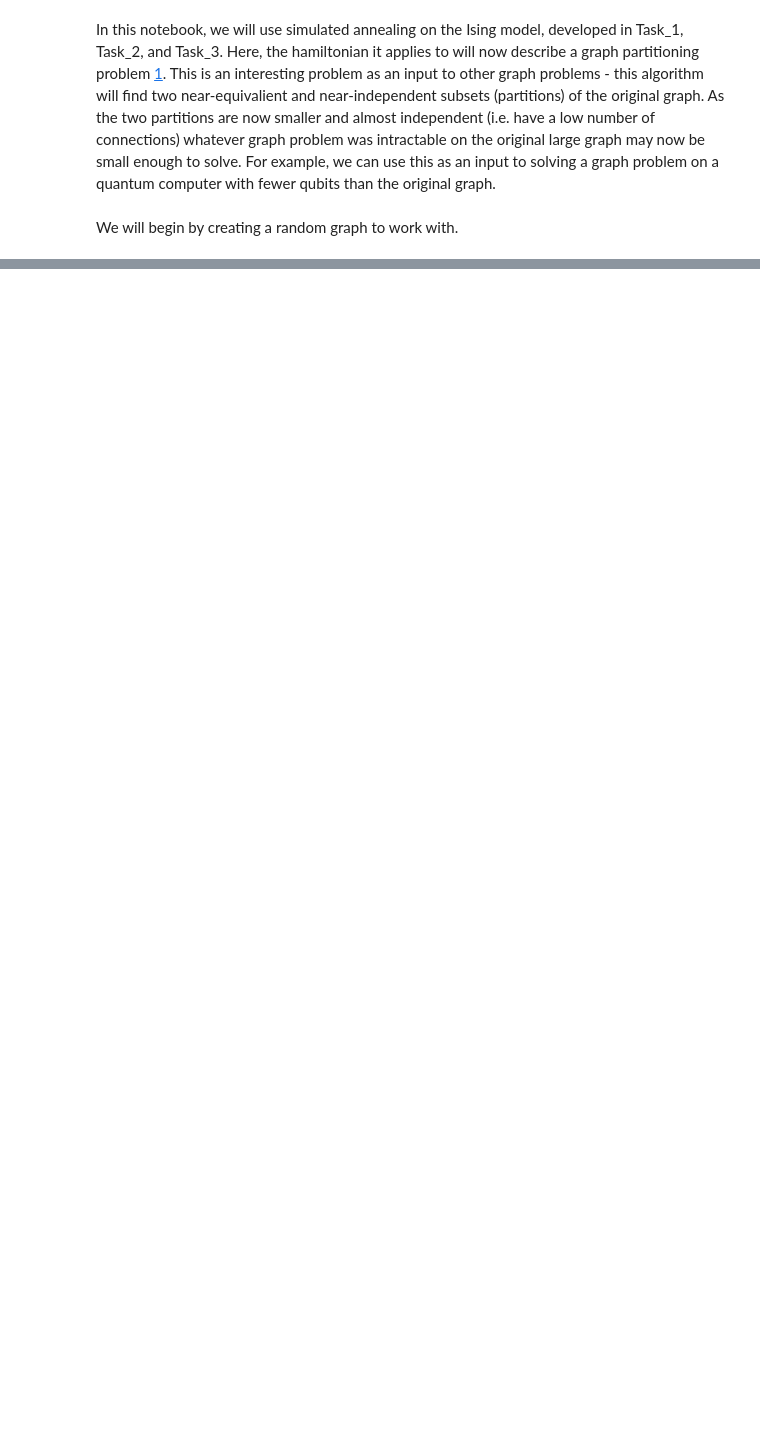
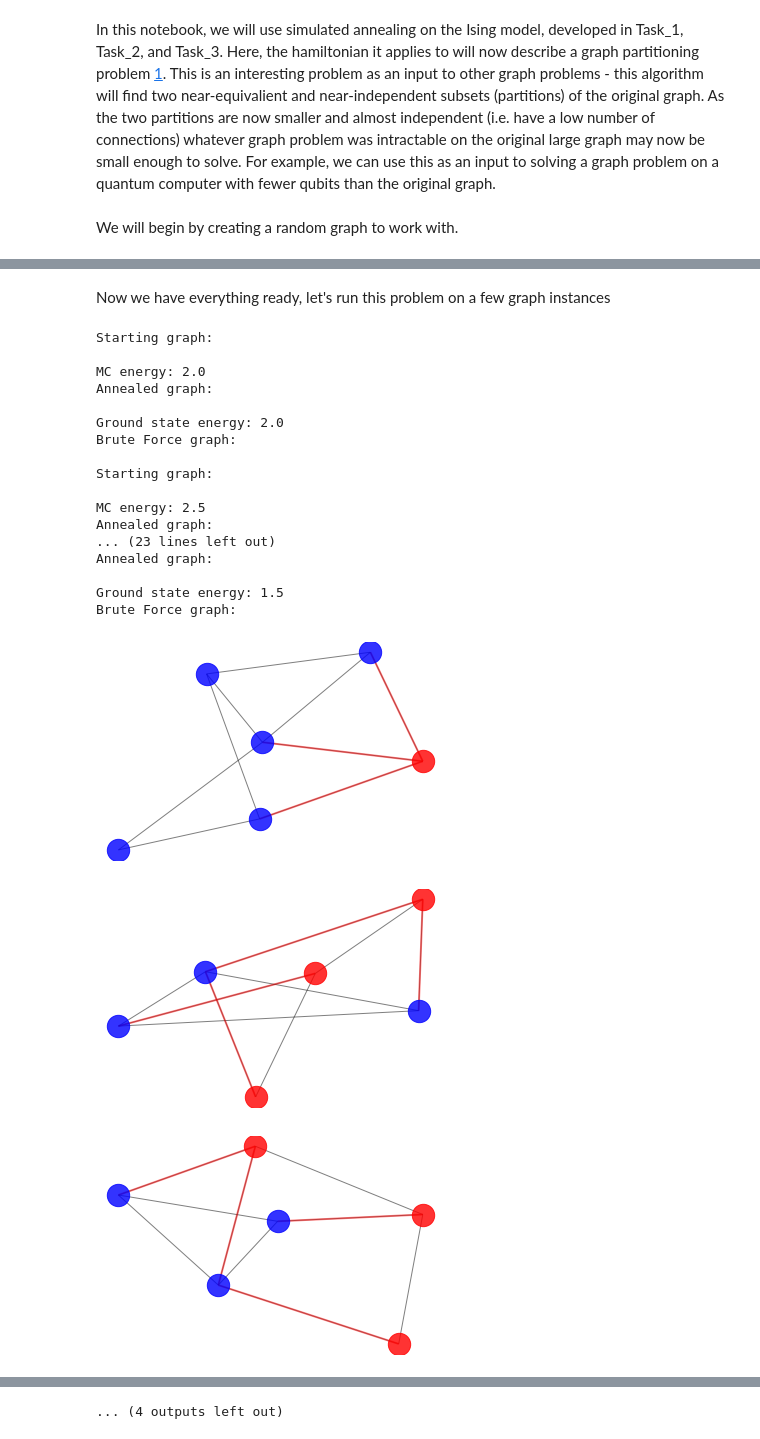
Before and after one commit to MelkoCollective/CDL_2020, a Jupyter notebook: Project_4_Ising_Annealer/Challenge_4_Ising_Graph_Partition.ipynb, the cells around one changed output, grey strips where cells are left out. Saved outputs shown, nothing was run; the diff lists cells and outputs as text; code cells hidden in the pictures; blank space fills up the shorter version.

```diff
--- a/Project_4_Ising_Annealer/Challenge_4_Ising_Graph_Partition.ipynb
+++ b/Project_4_Ising_Annealer/Challenge_4_Ising_Graph_Partition.ipynb
@@ -22,0 +67,25 @@ nx.draw(graph)
+# %%
+#  Here we will redefine some useful procedures written in Task_3
+def exp_schedule(N: int = 500, T_i: float = 100, T_f = 0.005):
+    t = np.arange(N+1)
+    T = T_i * ((T_f/T_i) ** (t/N))
+    return T
+
+def simulated_anneal(ising, T):
+    for t in T:
+        energy = ising.mc_step(t)
+    print('MC energy: {}'.format(energy))
+    return energy
+
+def loop_over_spins(ising: AbstractIsing):
+    gs_energy = np.inf
+    configs = it.product((-1, 1), repeat=ising.num_spins)
+    best_config = None
+    for spins in configs:
+        ising.spins =  list(spins)
+        current_energy = ising.energy()
+        if current_energy < gs_energy:
+            best_config = list(spins)
+            gs_energy = current_energy
+    print('Ground state energy: {}'.format(gs_energy))
+    return gs_energy, best_config
@@ -22,0 +129,41 @@ nx.draw(graph)
+# %% [markdown]
+Now we have everything ready, let's run this problem on a few graph instances
+# %%
+def random_instance(n_nodes: int, n_edges: int = None, A: float = 0.5, B: float = 0.5, brute_force: bool = False):
+    n_edges = int(n_nodes * 1.5) if n_edges is None else n_edges # allow for lazy definition of graph
+    graph = nx.gnm_random_graph(n_nodes, n_edges)
+    graph_ising = GraphPartitionIsingModel(graph, A, B)
+    print('Starting graph:\n')
+    draw_partition(graph_ising)
+    schedule = exp_schedule()
+    simulated_anneal(graph_ising, schedule)
+    print('Annealed graph:\n')
+    draw_partition(graph_ising)
+    if brute_force:
+        en, spins = loop_over_spins(graph_ising)
+        graph_ising.spins = np.array(spins)
+        print('Brute Force graph:\n')
+        draw_partition(graph_ising)
+for _ in range(10):
+    random_instance(6, brute_force=True)
+# %% [output]
+Starting graph:
+
+MC energy: 2.0
+Annealed graph:
+
+Ground state energy: 2.0
+Brute Force graph:
+
+Starting graph:
+
+MC energy: 2.5
+Annealed graph:
+... (23 lines left out)
+Annealed graph:
+
+Ground state energy: 1.5
+Brute Force graph:
+[figure, added]
+[figure, added]
+[figure, added]
@@ -22,0 +178 @@ nx.draw(graph)
+... (4 outputs left out)
```
Also changed, not shown: parts of 7 cells of this notebook.
